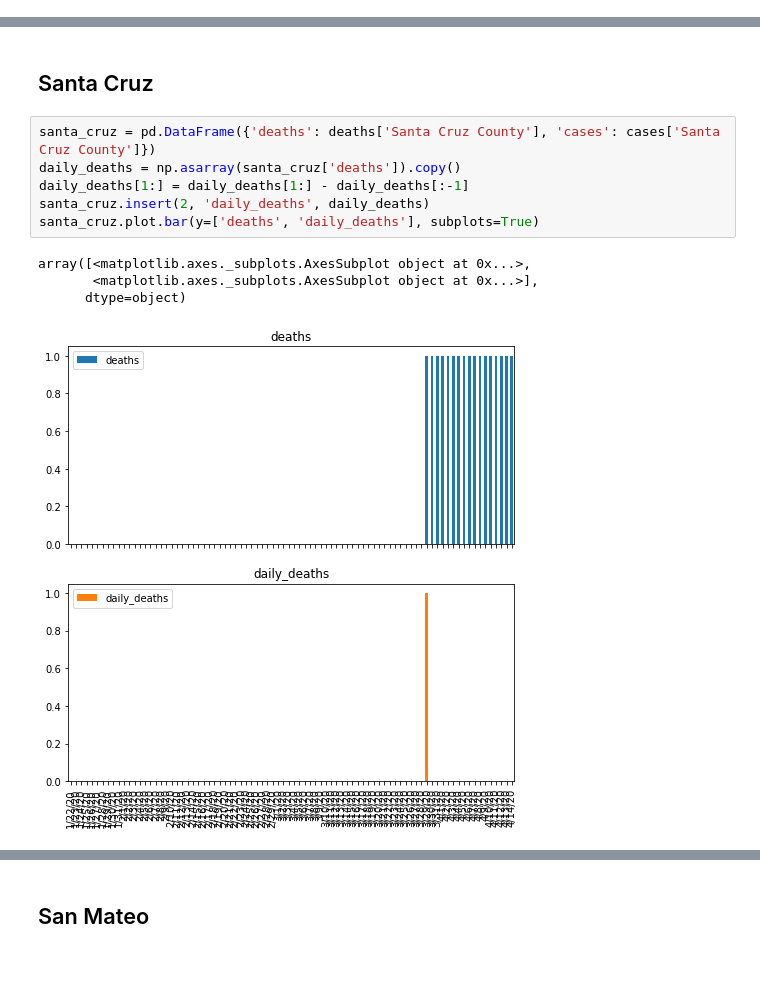
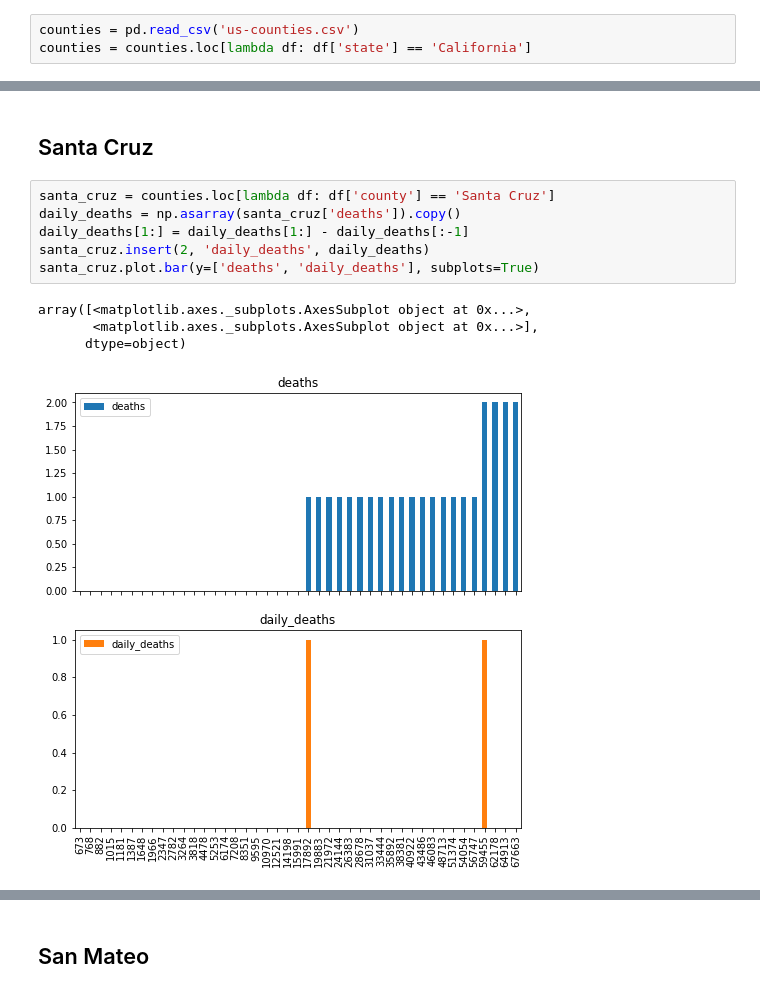
Before and after one commit to jonathan-taylor/covid-19-data, a Jupyter notebook: Counties.ipynb, the cells around one changed output, grey strips where cells are left out. Saved outputs shown, nothing was run; the diff lists cells and outputs as text; blank space fills up the shorter version.

Commit message:
new data

```diff
--- a/Counties.ipynb
+++ b/Counties.ipynb
@@ -18,3 +6,6 @@ deaths = deaths.drop(['countyFIPS', 'stateFIPS', 'State', 'County Name'], axis=1
+# %%
+counties = pd.read_csv('us-counties.csv')
+counties = counties.loc[lambda df: df['state'] == 'California']
 # %% [markdown]
 ## Data
 
@@ -45,16 +36,16 @@ array([<matplotlib.axes._subplots.AxesSubplot object at 0x...>,
 # %% [markdown]
 ## Santa Cruz
 # %%
-santa_cruz = pd.DataFrame({'deaths': deaths['Santa Cruz County'], 'cases': cases['Santa Cruz County']})
+santa_cruz = counties.loc[lambda df: df['county'] == 'Santa Cruz']
 daily_deaths = np.asarray(santa_cruz['deaths']).copy()
 daily_deaths[1:] = daily_deaths[1:] - daily_deaths[:-1]
 santa_cruz.insert(2, 'daily_deaths', daily_deaths)
 santa_cruz.plot.bar(y=['deaths', 'daily_deaths'], subplots=True)
 # %% [output]
 array([<matplotlib.axes._subplots.AxesSubplot object at 0x...>,
        <matplotlib.axes._subplots.AxesSubplot object at 0x...>],
       dtype=object)
-[figure, old version]
+[figure, new version]
 # %%
 daily_cases = np.asarray(santa_cruz['cases']).copy()
 daily_cases[1:] = daily_cases[1:] - daily_cases[:-1]
```
Also changed, not shown: parts of 11 cells of this notebook, 8 other files.
